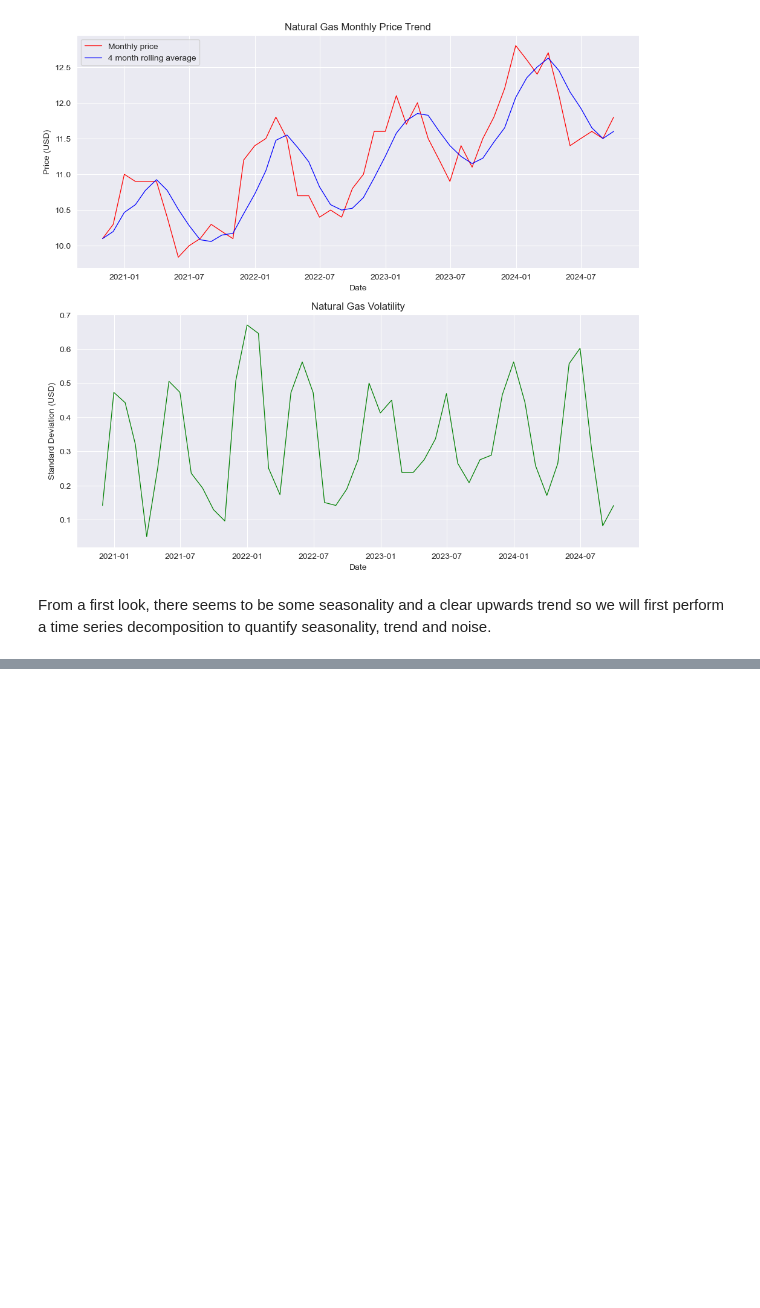
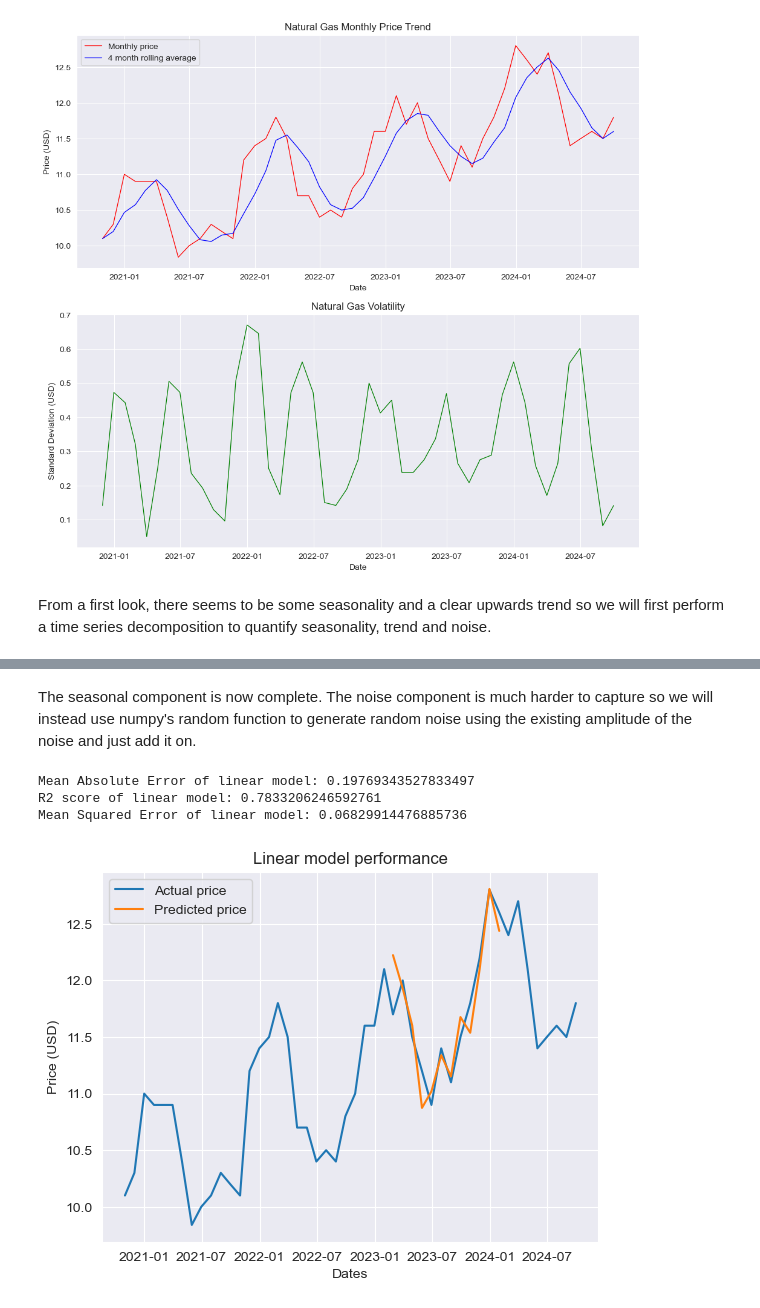
Before and after one commit to Changtze/JPQuantRes, a Jupyter notebook: eda.ipynb, the cells around one changed output, grey strips where cells are left out. Cells and saved outputs as stored; diff of their text form; code cells hidden in the pictures; blank space fills up the shorter version.

```diff
--- a/eda.ipynb
+++ b/eda.ipynb
@@ -319,0 +152,9 @@ ax3.legend()
+# %%
+cycle = seasonal_a.iloc[0:13]  # capturing the repeating cycle; each value corresponds to a specific index
+look_forward_period = 12  # set to 12 as per the task details
+# %% [markdown]
+The seasonal component is now complete. The noise component is much harder to capture so we will instead use numpy's random function to generate random noise using the existing amplitude of the noise and just add it on.
+# %%
+# Generating random noise
+max_noise = resid_a.max()
+min_noise = resid_a.min()
@@ -319,0 +189,10 @@ ax3.legend()
+# %%
+def date_to_ordinal(date=None, date_format='%Y-%m-%d'):
+    # Convert string date to datetime object
+    if type(date) is str:
+        date_obj = datetime.strptime(date, date_format)
+    # Convert datetime object to ordinal date
+        ordinal_date = date_obj.toordinal()
+        return ordinal_date
+    if type(date) is not str:
+        return date.toordinal()
@@ -319,0 +243,26 @@ ax3.legend()
+# %%
+true_count = mask.sum()
+if true_count >= look_forward_period:
+    evaluate_model(truth_price, final_predictions, 'linear')
+# %% [output]
+Mean Absolute Error of linear model: 0.19769343527833497
+R2 score of linear model: 0.7833206246592761
+Mean Squared Error of linear model: 0.06829914476885736
+# %%
+# Plotting the model results and actual data
+def plot_results(dates, truth_price, extrapolated_dates, pred_price,
+                 ylabel='Price (USD)',
+                 title='Model performance',
+                 xlabel='Dates',
+                 ):
+    plt.plot(dates, truth_price, label='Actual price')
+    plt.plot(extrapolated_dates, pred_price, label='Predicted price')
+    plt.xlabel(xlabel)
+    plt.ylabel(ylabel)
+    plt.title(title)
+    plt.legend()
+    plt.show()
+# %%
+plot_results(dates, price, extrapolated_dates, final_predictions, title='Linear model performance')
+# %% [output]
+[figure, added]
```
Also changed, not shown: parts of 29 cells of this notebook.
